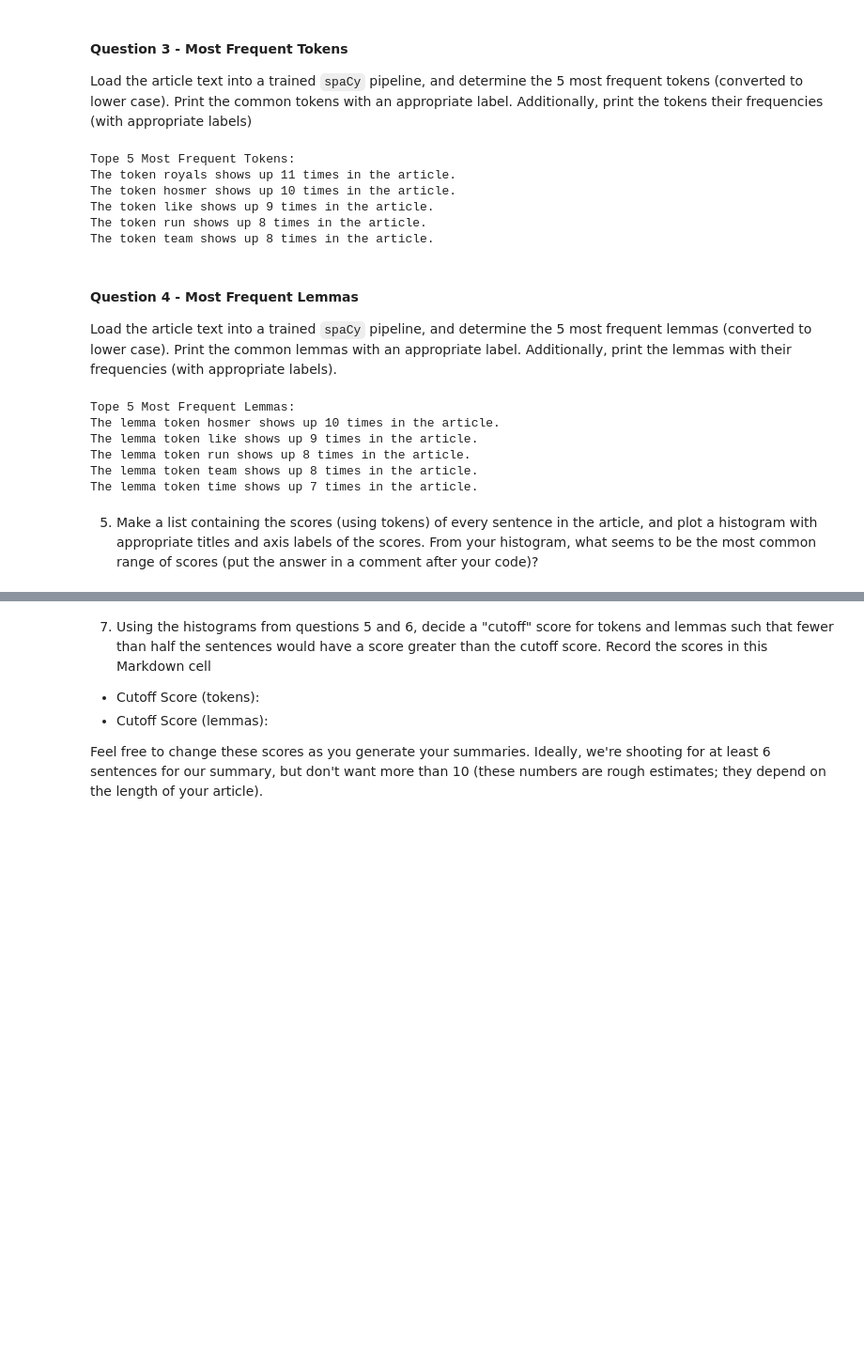
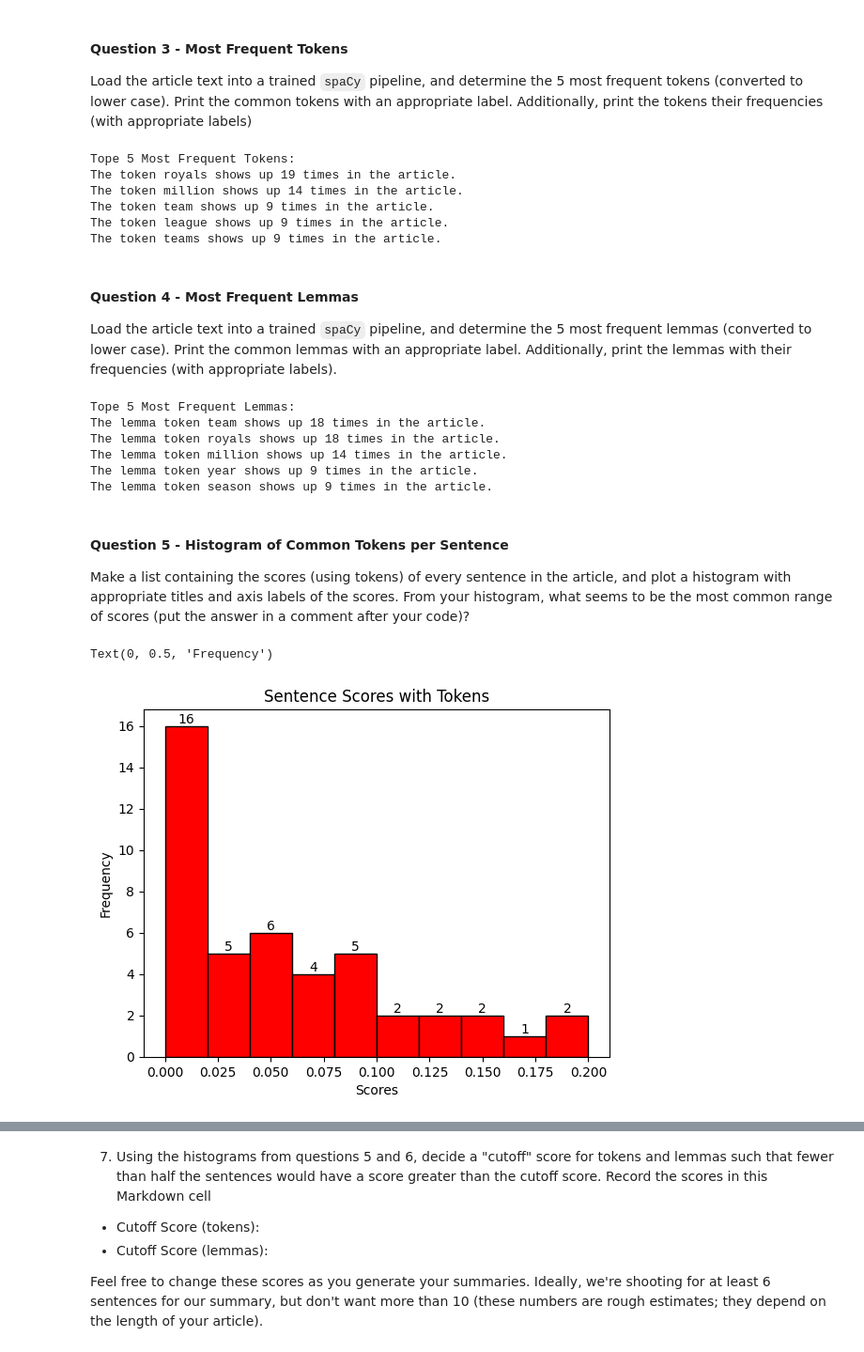
Before and after one commit to Bshell13/shellenberger_module_07, a Jupyter notebook: article-summarizer.ipynb, the cells around one changed output, grey strips where cells are left out. Shown at 94% size. Saved outputs shown, nothing was run; the diff lists cells and outputs as text; code cells hidden in the pictures; blank space fills up the shorter version.

Commit message:
Questions 5 and 6

```diff
--- a/article-summarizer.ipynb
+++ b/article-summarizer.ipynb
@@ -44,7 +44,7 @@ Find on the internet an article or blog post about a topic that interests you an
 # %%
 import requests
 import pickle
-response = requests.get('https://www.mlb.com/news/royals-2014-season-film')
+response = requests.get('https://www.forbes.com/sites/prishe/2014/10/16/2014-al-champ-kansas-city-royals-their-economic-past-present-and-future/')
 
 print(response.status_code)
 print(response.headers['content-type'])
@@ -123,11 +123,11 @@ for word, freq in most_common_tokens:
     print(f'The token {word} shows up {freq} times in the article.')
 # %% [output]
 Tope 5 Most Frequent Tokens:
-The token royals shows up 11 times in the article.
-The token hosmer shows up 10 times in the article.
-The token like shows up 9 times in the article.
-The token run shows up 8 times in the article.
-The token team shows up 8 times in the article.
+The token royals shows up 19 times in the article.
+The token million shows up 14 times in the article.
+The token team shows up 9 times in the article.
+The token league shows up 9 times in the article.
+The token teams shows up 9 times in the article.
 # %% [markdown]
 #### Question 4 - Most Frequent Lemmas
 Load the article text into a trained `spaCy` pipeline, and determine the 5 most frequent lemmas (converted to lower case).  Print the common lemmas with an appropriate label.  Additionally, print the lemmas with their frequencies (with appropriate labels).
@@ -149,11 +149,51 @@ for word_lemma, freq_lemma in most_common_lemmas:
     print(f'The lemma token {word_lemma} shows up {freq_lemma} times in the article.')
 # %% [output]
 Tope 5 Most Frequent Lemmas:
-The lemma token hosmer shows up 10 times in the article.
-The lemma token like shows up 9 times in the article.
-The lemma token run shows up 8 times in the article.
-The lemma token team shows up 8 times in the article.
-The lemma token time shows up 7 times in the article.
+The lemma token team shows up 18 times in the article.
+The lemma token royals shows up 18 times in the article.
+The lemma token million shows up 14 times in the article.
+The lemma token year shows up 9 times in the article.
+The lemma token season shows up 9 times in the article.
 # %% [markdown]
-5. Make a list containing the scores (using tokens) of every sentence in the article, and plot a histogram with appropriate titles and axis labels of the scores. From your histogram, what seems to be the most common range of scores (put the answer in a comment after your code)?
+#### Question 5 - Histogram of Common Tokens per Sentence
+Make a list containing the scores (using tokens) of every sentence in the article, and plot a histogram with appropriate titles and axis labels of the scores. From your histogram, what seems to be the most common range of scores (put the answer in a comment after your code)?
+# %%
+import matplotlib.pyplot as plt
+
+def token_count(sent):
+    '''
+    Counts the number of tokens in a sentence
+    with no punctuation and no white space
+    returns counts'''
+    count = 0
+    for token in sent:
+        if not(token.is_punct or token.is_space):
+            count+=1
+    return count
+
+def score_sentence_by_token(sent, word):
+    '''
+    Counts the nubmer of tokens compared to
+    the most common words from Q3
+    prints the ratio compared to total tokens'''
+    count = 0
+    for token in sent:
+        if token.text.lower() in word:
+            count+=1
+    sent_length = token_count(sent)
+    return count/sent_length
+
+sentences = list(doc.sents) # seperates sentences into a list
+most_common_word = [word for word, freq in most_common_tokens]
+most_common_token_scores = [score_sentence_by_token(sent, most_common_word) for sent in sentences]
+
+# Set up for number labels above each bar
+values, bins, bars = plt.hist(most_common_token_scores, bins=10, color='Red', edgecolor='black')
+plt.bar_label(bars, fontsize=10)
+plt.title('Sentence Scores with Tokens')
+plt.xlabel('Scores')
+plt.ylabel('Frequency')
+# %% [output]
+Text(0, 0.5, 'Frequency')
+[figure, added]
 # %% [markdown]
```
Also changed, not shown: parts of 3 cells of this notebook, 1 other file.
